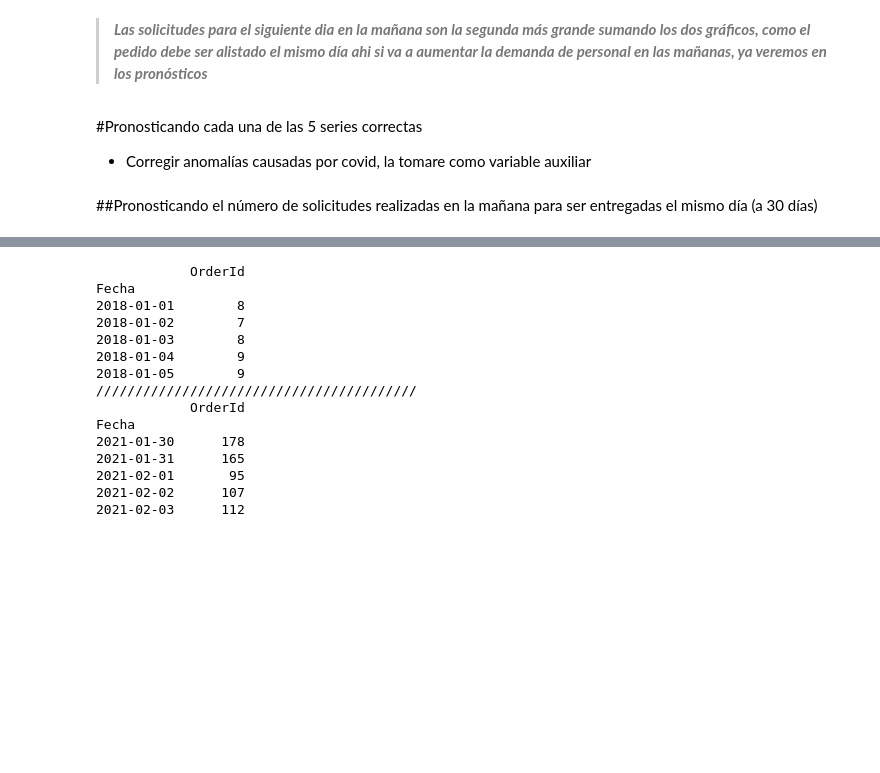
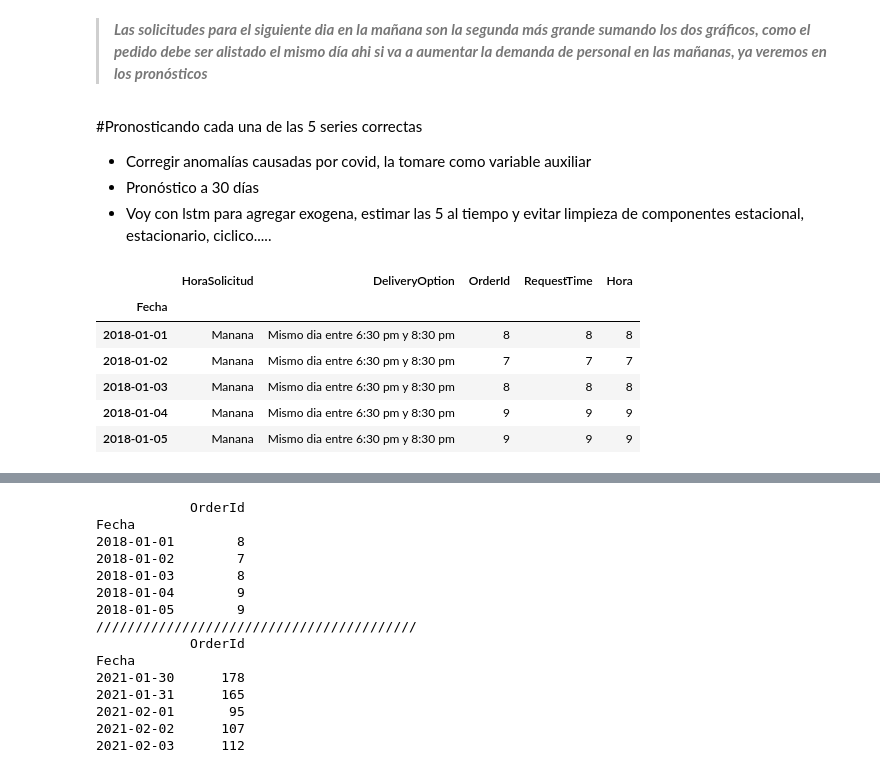
Before and after one commit to elchristog/pruebaDSc, a Jupyter notebook: pruebaDataScientist.ipynb, the cells around one changed output, grey strips where cells are left out. Saved outputs shown, nothing was run; the diff lists cells and outputs as text; code cells hidden in the pictures; blank space fills up the shorter version.

Commit message:
serie multiple para lstm

```diff
--- a/pruebaDataScientist.ipynb
+++ b/pruebaDataScientist.ipynb
@@ -217,5 +217,15 @@ plt.show()
 
 
 *   Corregir anomalías causadas por covid, la tomare como variable auxiliar
+*   Pronóstico a 30 días
+*   Voy con lstm para agregar exogena, estimar las 5 al tiempo y evitar limpieza de componentes estacional, estacionario, ciclico.....
-# %% [markdown]
-##Pronosticando el número de solicitudes realizadas en la mañana para ser entregadas el mismo día (a 30 días)
+# %%
+serieSolicitaEnLaMananaRecibirMismoDia.head()
+# %% [output]
+|  | HoraSolicitud | DeliveryOption | OrderId | RequestTime | Hora |
+| Fecha |  |  |  |  |  |
+| 2018-01-01 | Manana | Mismo dia entre 6:30 pm y 8:30 pm | 8 | 8 | 8 |
+| 2018-01-02 | Manana | Mismo dia entre 6:30 pm y 8:30 pm | 7 | 7 | 7 |
+| 2018-01-03 | Manana | Mismo dia entre 6:30 pm y 8:30 pm | 8 | 8 | 8 |
+| 2018-01-04 | Manana | Mismo dia entre 6:30 pm y 8:30 pm | 9 | 9 | 9 |
+| 2018-01-05 | Manana | Mismo dia entre 6:30 pm y 8:30 pm | 9 | 9 | 9 |
```
Also changed, not shown: parts of 7 cells of this notebook.
